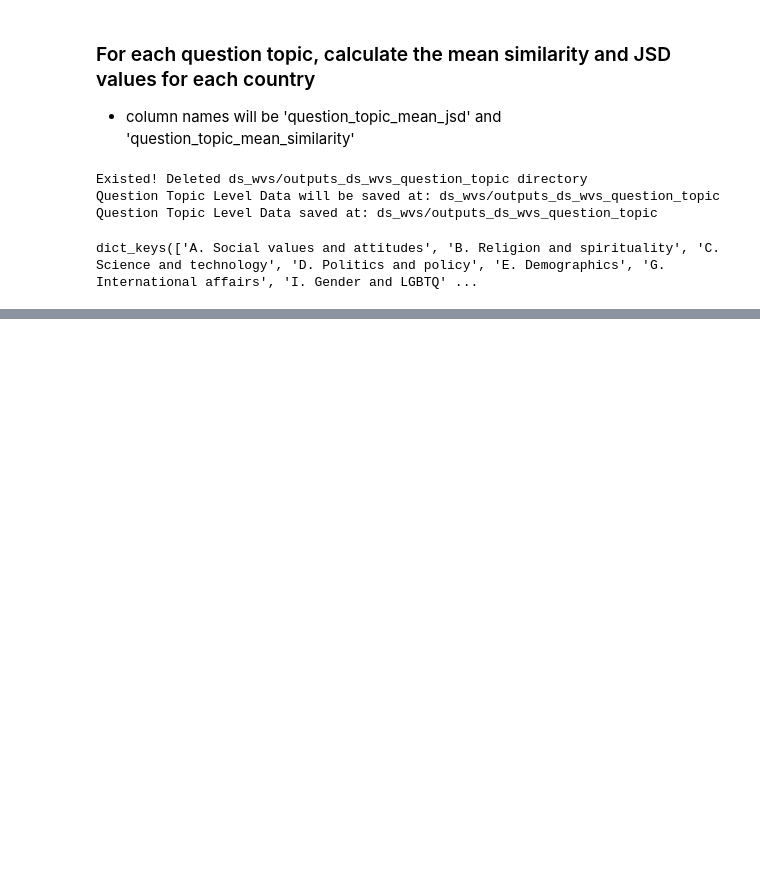
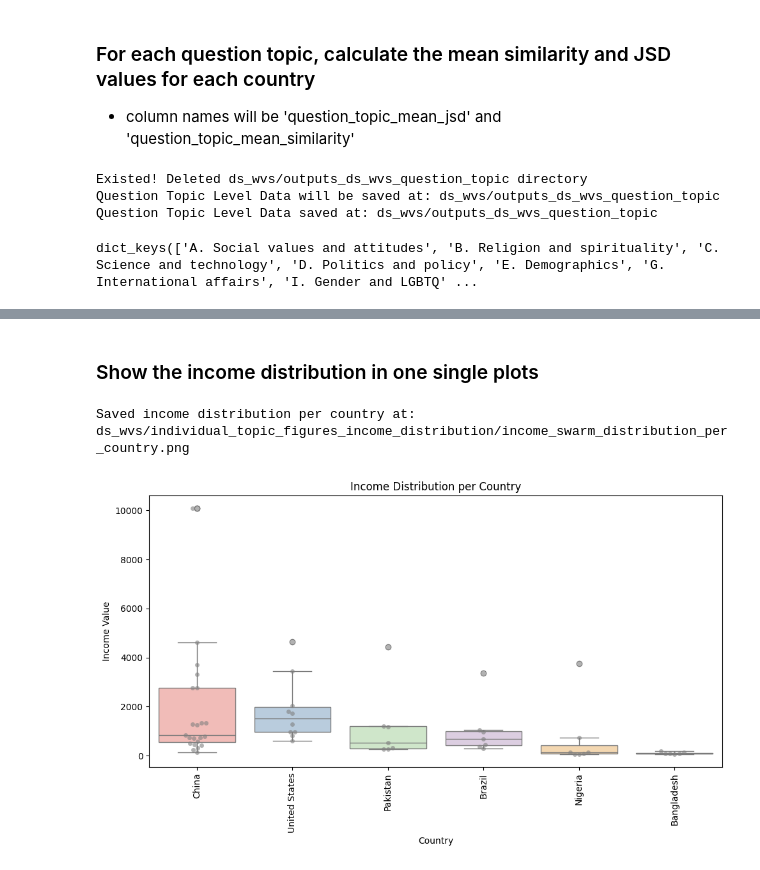
Before and after one commit to copperwiring/cultural_values, a Jupyter notebook: notebooks/DollarSDataAnalysis.ipynb, the cells around one changed output, grey strips where cells are left out. Saved outputs shown, nothing was run; the diff lists cells and outputs as text; code cells hidden in the pictures; blank space fills up the shorter version.

```diff
--- a/notebooks/DollarSDataAnalysis.ipynb
+++ b/notebooks/DollarSDataAnalysis.ipynb
@@ -387,0 +853,44 @@ Existed! Deleted ds_wvs/individual_topic_figures directory
+# %% [markdown]
+### Show the income distribution in one single plots
+# %%
+
+# Apply the function to the 'income' column
+df_category['income_value'] = df_category['income'].apply(extract_income_value)
+
+# Get all images per country
+country_income_df = df_category[['country', 'img_id', 'income_value']].drop_duplicates()
+
+# Verify if 'income_value' is unique per country and img_id
+unique_incomes = country_income_df.groupby(['country', 'img_id'])['income_value'].nunique()
+if unique_incomes.max() > 1:
+    print("Warning: Some countries have multiple income values.")
+
+# Add IncomeGroup
+country_income_df['IncomeGroup'] = country_income_df['country'].map(country_income_group)
+
+# Remove any countries without an income group
+country_income_df = country_income_df.dropna(subset=['IncomeGroup'])
+
+# Sort countries by mean income
+country_mean_income = country_income_df.groupby('country')['income_value'].mean().sort_values(ascending=False).index
+country_income_df['country'] = pd.Categorical(country_income_df['country'], categories=country_mean_income, ordered=True)
+
+# Plot combined income distribution and country-level data
+plt.figure(figsize=(10, 6))
+sns.boxplot(x='country', y='income_value', data=country_income_df, order=country_mean_income, palette='Pastel1')
+sns.swarmplot(x='country', y='income_value', data=country_income_df, color='gray', alpha=0.6, order=country_mean_income)
+
+plt.xlabel('Country')
+plt.ylabel('Income Value')
+plt.title('Income Distribution per Country')
+plt.xticks(rotation=90)
+plt.tight_layout()
+plot_path = os.path.join(individual_figures_income_dist, 'income_swarm_distribution_per_country.png')
+plt.savefig(plot_path, bbox_inches='tight')
+print(f"Saved income distribution per country at: {plot_path}")
+plt.show()
+
+# Save the plot
+# %% [output]
+Saved income distribution per country at: ds_wvs/individual_topic_figures_income_distribution/income_swarm_distribution_per_country.png
+[figure, added]
```
Also changed, not shown: parts of 21 cells of this notebook, 6 other files.
